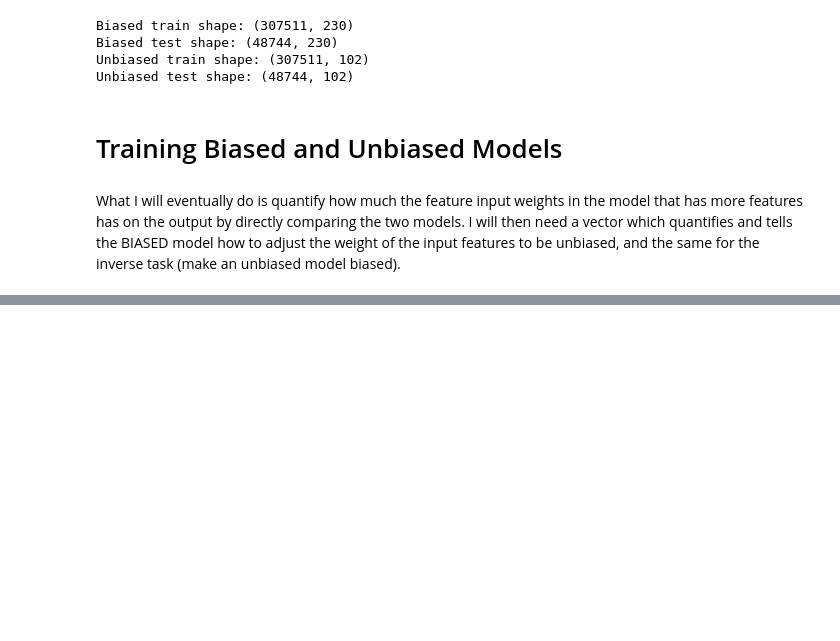
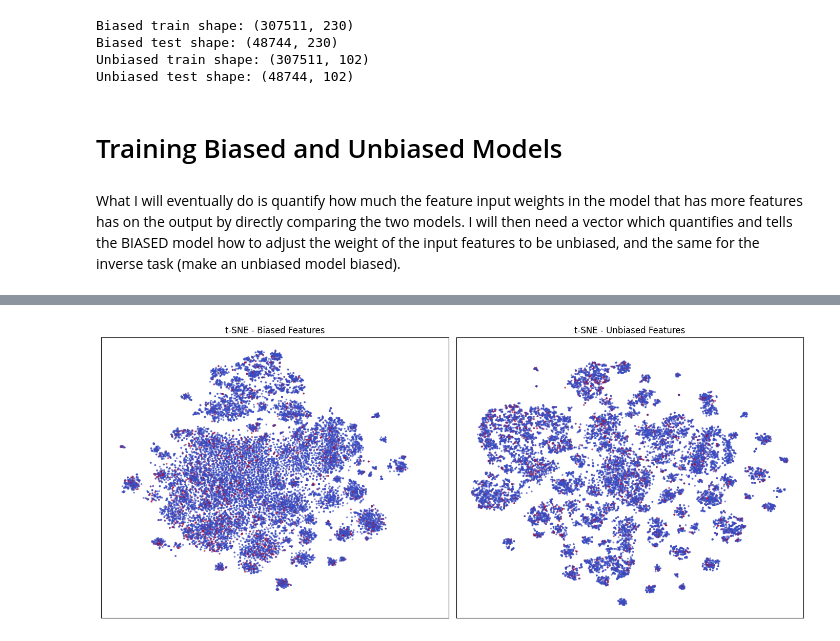
Before and after one commit to qayyumayaan/credit-risk-prediction-bias, a Jupyter notebook: ayaan/03_bias_mitigation.ipynb, the cells around one changed output, grey strips where cells are left out. Cells and saved outputs as stored; diff of their text form; code cells hidden in the pictures; blank space fills up the shorter version.

```diff
--- a/ayaan/03_bias_mitigation.ipynb
+++ b/ayaan/03_bias_mitigation.ipynb
@@ -539,0 +609,94 @@ ValueError: Length of values (102) does not match length of index (230)
+# %%
+import numpy as np
+import matplotlib.pyplot as plt
+
+from sklearn.impute import SimpleImputer
+from sklearn.preprocessing import StandardScaler
+from sklearn.decomposition import PCA
+from sklearn.manifold import TSNE
+
+# Configuration
+RANDOM_STATE = 42
+N_SAMPLES = 20_000
+
+# Subsample identical rows
+rng = np.random.default_rng(RANDOM_STATE)
+idx = rng.choice(X_biased_enc.shape[0], size=N_SAMPLES, replace=False)
+
+Xb = X_biased_enc[idx]
+Xu = X_unbiased_enc[idx]
+
+y_sub = (
+    y_biased.iloc[idx]
+    if hasattr(y_biased, "iloc")
+    else y_biased[idx]
+)
+
+# Impute separately (CRITICAL)
+imputer_b = SimpleImputer(strategy="median")
+imputer_u = SimpleImputer(strategy="median")
+
+Xb_imp = imputer_b.fit_transform(Xb)
+Xu_imp = imputer_u.fit_transform(Xu)
+
+# Scale separately
+print("Scaling Separately")
+scaler_b = StandardScaler()
+scaler_u = StandardScaler()
+
+Xb_scaled = scaler_b.fit_transform(Xb_imp)
+Xu_scaled = scaler_u.fit_transform(Xu_imp)
+
+# PCA separately
+print("Performing PCA")
+pca_b = PCA(n_components=50, random_state=RANDOM_STATE)
+pca_u = PCA(n_components=50, random_state=RANDOM_STATE)
+
+Xb_pca = pca_b.fit_transform(Xb_scaled)
+Xu_pca = pca_u.fit_transform(Xu_scaled)
+
+# t-SNE (separate instances)
+tsne_params = dict(
+    n_components=2,
+    perplexity=30,
+    learning_rate="auto",
+    init="pca",
+    random_state=RANDOM_STATE,
+)
+
+tsne_b = TSNE(**tsne_params)
+tsne_u = TSNE(**tsne_params)
+
+Xb_tsne = tsne_b.fit_transform(Xb_pca)
+Xu_tsne = tsne_u.fit_transform(Xu_pca)
+
+# Plot
+fig, axes = plt.subplots(1, 2, figsize=(14, 6), sharex=True, sharey=True)
+
+axes[0].scatter(
+    Xb_tsne[:, 0],
+    Xb_tsne[:, 1],
+    c=y_sub,
+    cmap="coolwarm",
+    s=3,
+    alpha=0.5,
+)
+axes[0].set_title("t-SNE - Biased Features")
+
+axes[1].scatter(
+    Xu_tsne[:, 0],
+    Xu_tsne[:, 1],
+    c=y_sub,
+    cmap="coolwarm",
+    s=3,
+    alpha=0.5,
+)
+axes[1].set_title("t-SNE - Unbiased Features")
+
+for ax in axes:
+    ax.set_xticks([])
+    ax.set_yticks([])
+
+plt.tight_layout()
+plt.show()
+# %% [output]
@@ -539,0 +705 @@ ValueError: Length of values (102) does not match length of index (230)
+[figure, added]
```
Also changed, not shown: parts of 12 cells of this notebook.
